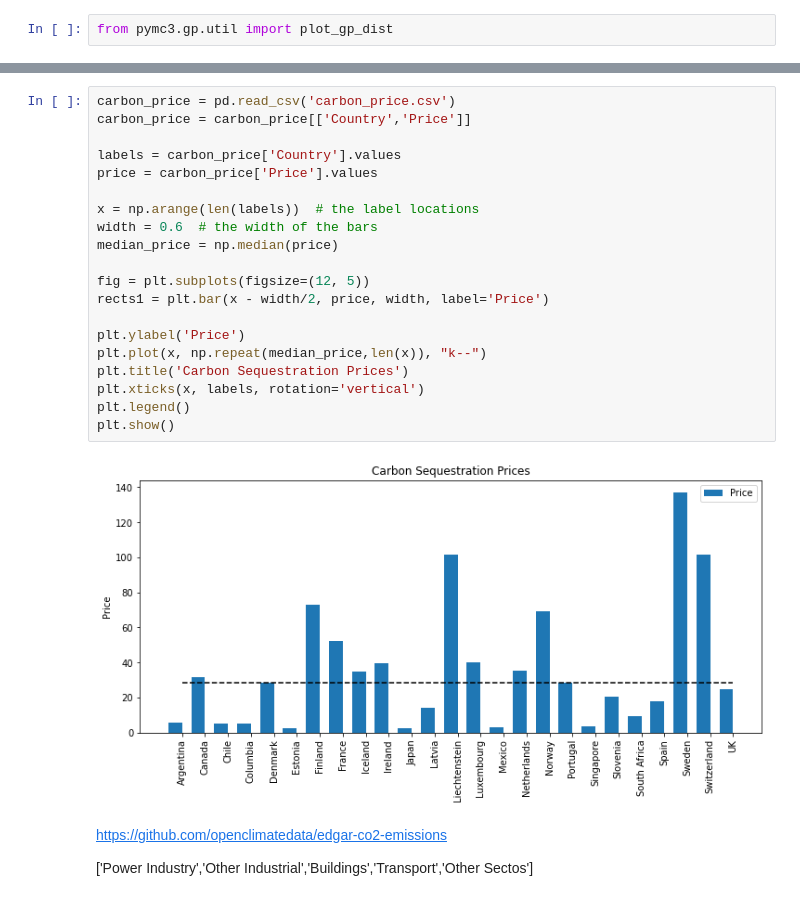
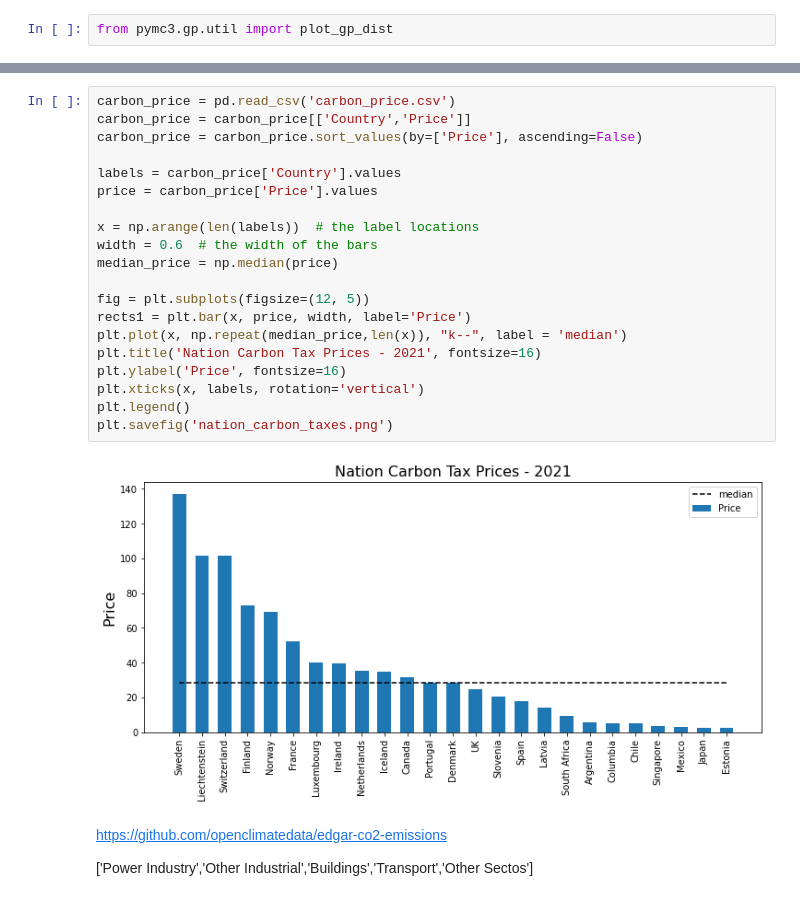
Before and after one commit to icmoore/syscoin-tex, a Jupyter notebook: carbon_renaissance/green_token_growth.ipynb, the cells around one changed output, grey strips where cells are left out. Saved outputs shown, nothing was run; the diff lists cells and outputs as text.

```diff
--- a/carbon_renaissance/green_token_growth.ipynb
+++ b/carbon_renaissance/green_token_growth.ipynb
@@ -105,25 +115,25 @@ plt.tight_layout()
 # %%
 carbon_price = pd.read_csv('carbon_price.csv')
 carbon_price = carbon_price[['Country','Price']]
+carbon_price = carbon_price.sort_values(by=['Price'], ascending=False)
 
 labels = carbon_price['Country'].values
 price = carbon_price['Price'].values
 
 x = np.arange(len(labels))  # the label locations
 width = 0.6  # the width of the bars
 median_price = np.median(price)
 
 fig = plt.subplots(figsize=(12, 5))
-rects1 = plt.bar(x - width/2, price, width, label='Price')
-
-plt.ylabel('Price')
-plt.plot(x, np.repeat(median_price,len(x)), "k--")
-plt.title('Carbon Sequestration Prices')
+rects1 = plt.bar(x, price, width, label='Price')
+plt.plot(x, np.repeat(median_price,len(x)), "k--", label = 'median')
+plt.title('Nation Carbon Tax Prices - 2021', fontsize=16)
+plt.ylabel('Price', fontsize=16)
 plt.xticks(x, labels, rotation='vertical')
 plt.legend()
-plt.show()
+plt.savefig('nation_carbon_taxes.png')
 # %% [output]
-[figure, old version]
+[figure, new version]
 # %% [markdown]
 https://github.com/openclimatedata/edgar-co2-emissions
 
```
Also changed, not shown: parts of 9 cells of this notebook, 11 other files.
